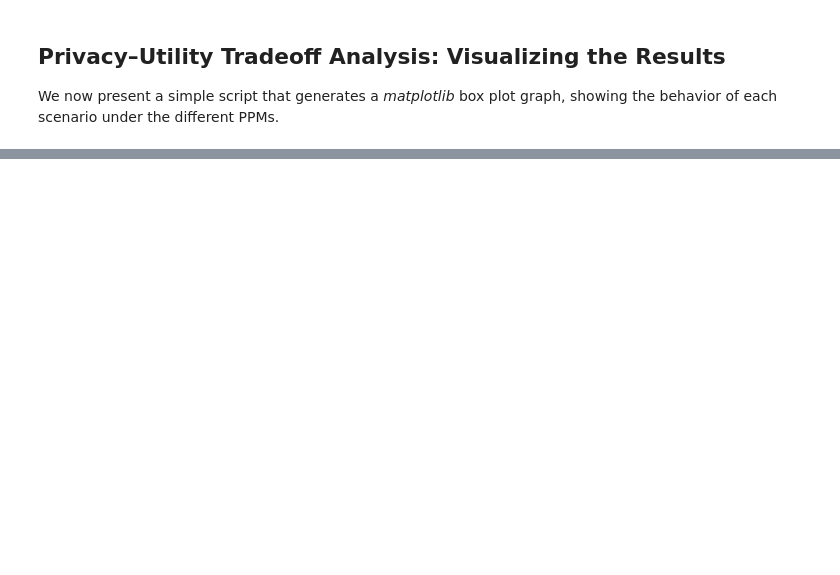
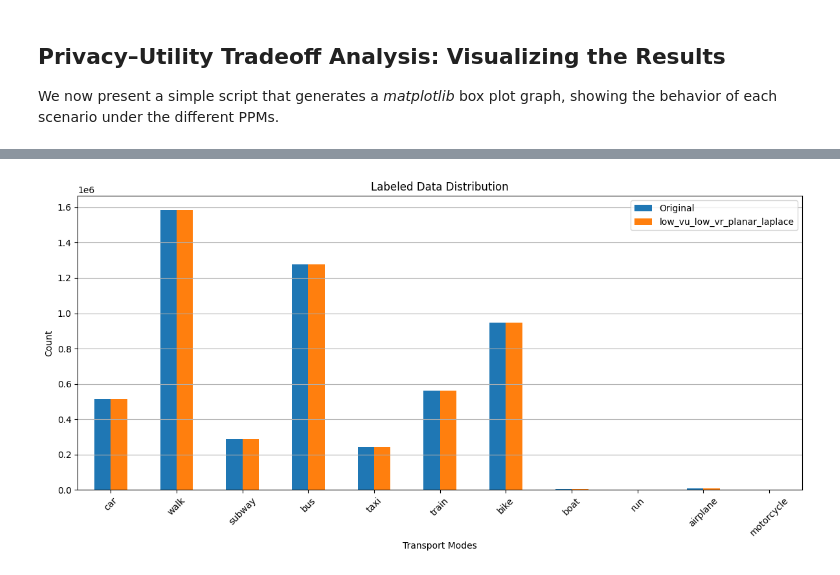
Before and after one commit to TrangHuyenLe/privkit-tutorials, a Jupyter notebook: Velocity-Aware Geo-indistinguishability Multi-Modal Transportation.ipynb, the cells around one changed output, grey strips where cells are left out. Cells and saved outputs as stored; diff of their text form; code cells hidden in the pictures; blank space fills up the shorter version.

```diff
--- a/Velocity-Aware Geo-indistinguishability Multi-Modal Transportation.ipynb
+++ b/Velocity-Aware Geo-indistinguishability Multi-Modal Transportation.ipynb
@@ -525,0 +584,38 @@ for transport_mode in transport_modes:
+# %%
+# --- Plotting the labeled data distribution for original and obfuscated data ---
+def plot_labeled_data_distribution(original_distribution, obfuscated_distribution, transport_modes):
+    """
+    Plot the distribution of labeled data for original and obfuscated datasets.
+
+    Parameters:
+        - original_distribution: Dictionary with original labeled data distribution.
+        - obfuscated_distribution: Nested dictionary with obfuscated labeled data distribution.
+        - transport_modes: List of transport modes to consider.
+    """
+    # Create a DataFrame for original distribution
+    original_df = pd.DataFrame.from_dict(original_distribution, orient='index', columns=['Original'])
+
+    # Create a DataFrame for obfuscated distribution
+    obfuscated_df = pd.DataFrame()
+    for scenario in obfuscated_distribution:
+        for ppm in obfuscated_distribution[scenario]:
+            temp_df = pd.DataFrame(obfuscated_distribution[scenario][ppm]).sum(axis=1).rename(f'{scenario}_{ppm}')
+            obfuscated_df = pd.concat([obfuscated_df, temp_df], axis=1)
+
+    # Combine both DataFrames
+    combined_df = pd.concat([original_df, obfuscated_df], axis=1).fillna(0)
+
+    # Plotting
+    combined_df.plot(kind='bar', figsize=(12, 6))
+    plt.title('Labeled Data Distribution')
+    plt.xlabel('Transport Modes')
+    plt.ylabel('Count')
+    plt.xticks(rotation=45)
+    plt.legend(loc='upper right')
+    plt.grid(axis='y')
+    plt.tight_layout()
+    plt.show()
+# --- Plot the labeled data distribution ---
+plot_labeled_data_distribution(original_distribution, obfuscated_distribution, transport_modes)
+# %% [output]
+[figure, added]
```
Also changed, not shown: parts of 18 cells of this notebook.
